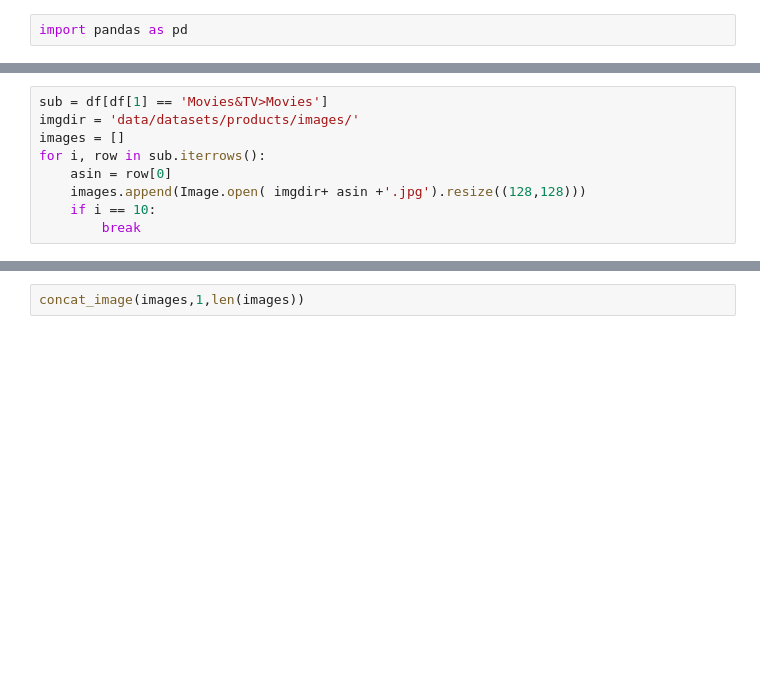
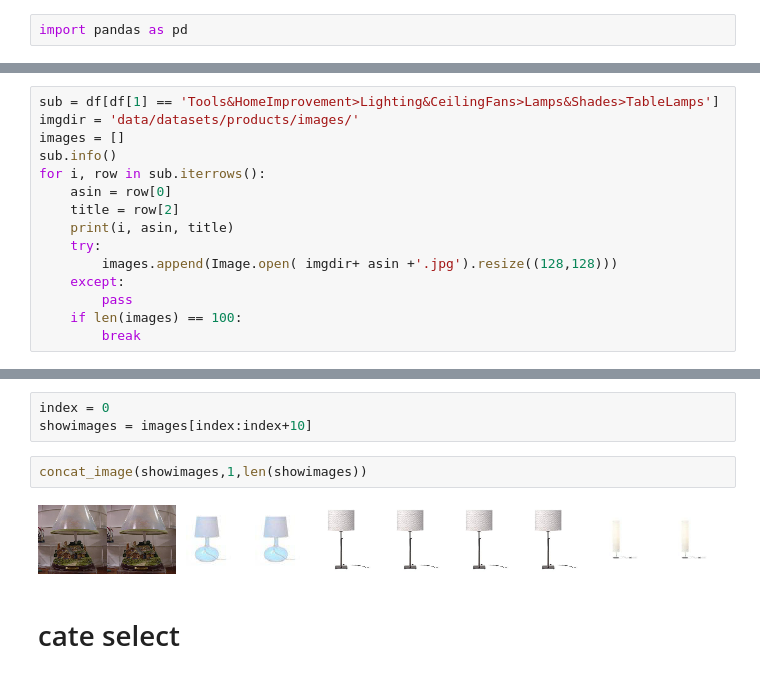
Before and after one commit to junwoopark92/TAC-GAN-eCommerce, a Jupyter notebook: demo_code.ipynb, the cells around one changed output, grey strips where cells are left out. Cells and saved outputs as stored; diff of their text form; blank space fills up the shorter version.

```diff
--- a/demo_code.ipynb
+++ b/demo_code.ipynb
@@ -76,9 +168,15 @@ df[1].value_counts()
 # %%
-sub = df[df[1] == 'Movies&TV>Movies']
+sub = df[df[1] == 'Tools&HomeImprovement>Lighting&CeilingFans>Lamps&Shades>TableLamps']
 imgdir = 'data/datasets/products/images/'
 images = []
+sub.info()
 for i, row in sub.iterrows():
     asin = row[0]
-    images.append(Image.open( imgdir+ asin +'.jpg').resize((128,128)))
-    if i == 10:
+    title = row[2]
+    print(i, asin, title)
+    try:
+        images.append(Image.open( imgdir+ asin +'.jpg').resize((128,128)))
+    except:
+        pass
+    if len(images) == 100:
         break
@@ -85,2 +201,9 @@ for i, row in sub.iterrows():
+# %%
+index = 0
+showimages = images[index:index+10]
 # %%
-concat_image(images,1,len(images))
+concat_image(showimages,1,len(showimages))
+# %% [output]
+[figure, added]
+# %% [markdown]
+# cate select
```
Also changed, not shown: parts of 18 cells of this notebook.
